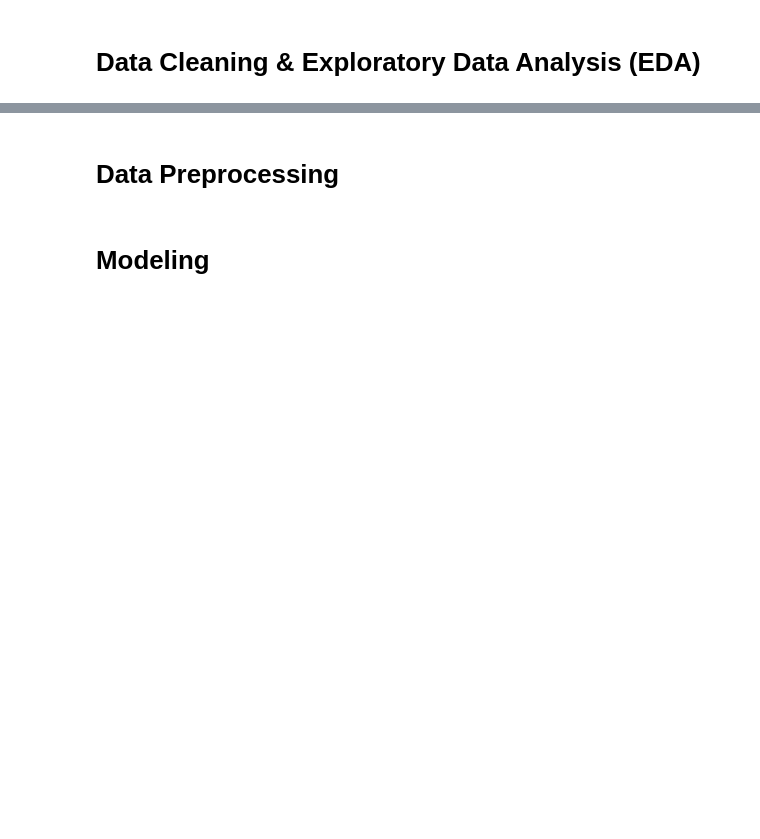
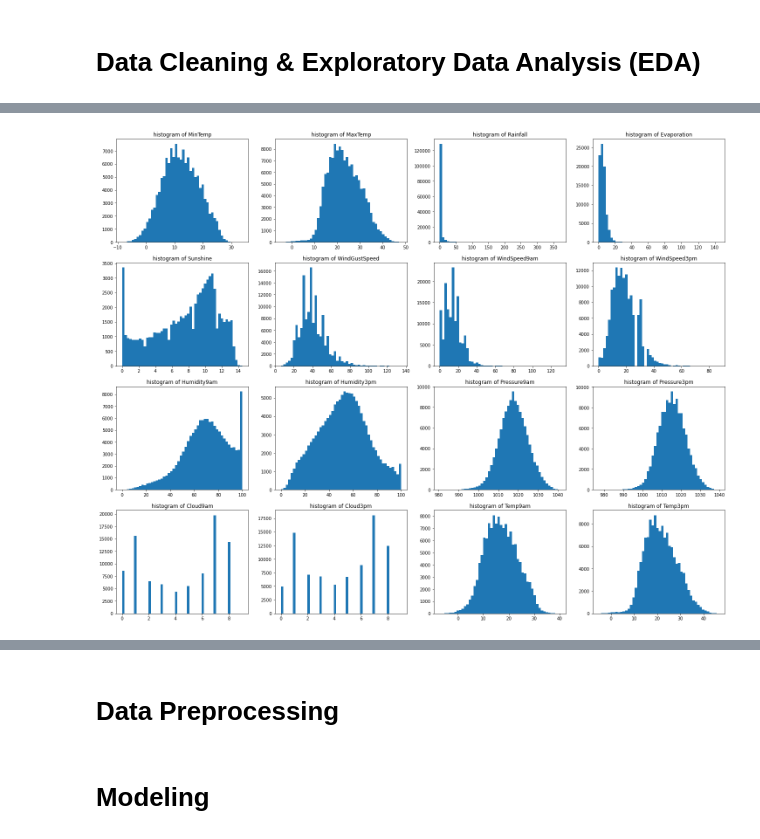
Before and after one commit to safiraauliar/FinalProject2-LogistikRegression-SVM-kelompok1, a Jupyter notebook: PYTN_KampusMerdeka_fp2.ipynb, the cells around one changed output, grey strips where cells are left out. Drawn from its saved outputs; the diff is of its cells as text; code cells hidden in the pictures; blank space fills up the shorter version.

```diff
--- a/PYTN_KampusMerdeka_fp2.ipynb
+++ b/PYTN_KampusMerdeka_fp2.ipynb
@@ -46,0 +203,17 @@ Dataset yang digunakan pada projek ini adalah dataset publik yang tersedia diweb
+# %%
+# Numeric columns exploration
+num_cols = ['MinTemp', 'MaxTemp', 'Rainfall', 'Evaporation','Sunshine','WindGustSpeed',
+                   'WindSpeed9am', 'WindSpeed3pm', 'Humidity9am', 'Humidity3pm','Pressure9am', 'Pressure3pm',
+                    'Cloud9am', 'Cloud3pm', 'Temp9am','Temp3pm']
+fig, ax = plt.subplots(4,4, sharex=False, sharey=False, figsize=(25,20))
+count = 0
+for num_col in num_cols:
+    ax_x = count//4
+    ax_y = count%4
+
+    ax[ax_x, ax_y].hist(df[num_col], bins=50)
+    ax[ax_x, ax_y].set_title(f"histogram of {num_col}")
+    count+=1
+plt.show()
+# %% [output]
+[figure, added]
```
Also changed, not shown: parts of 24 cells of this notebook.
